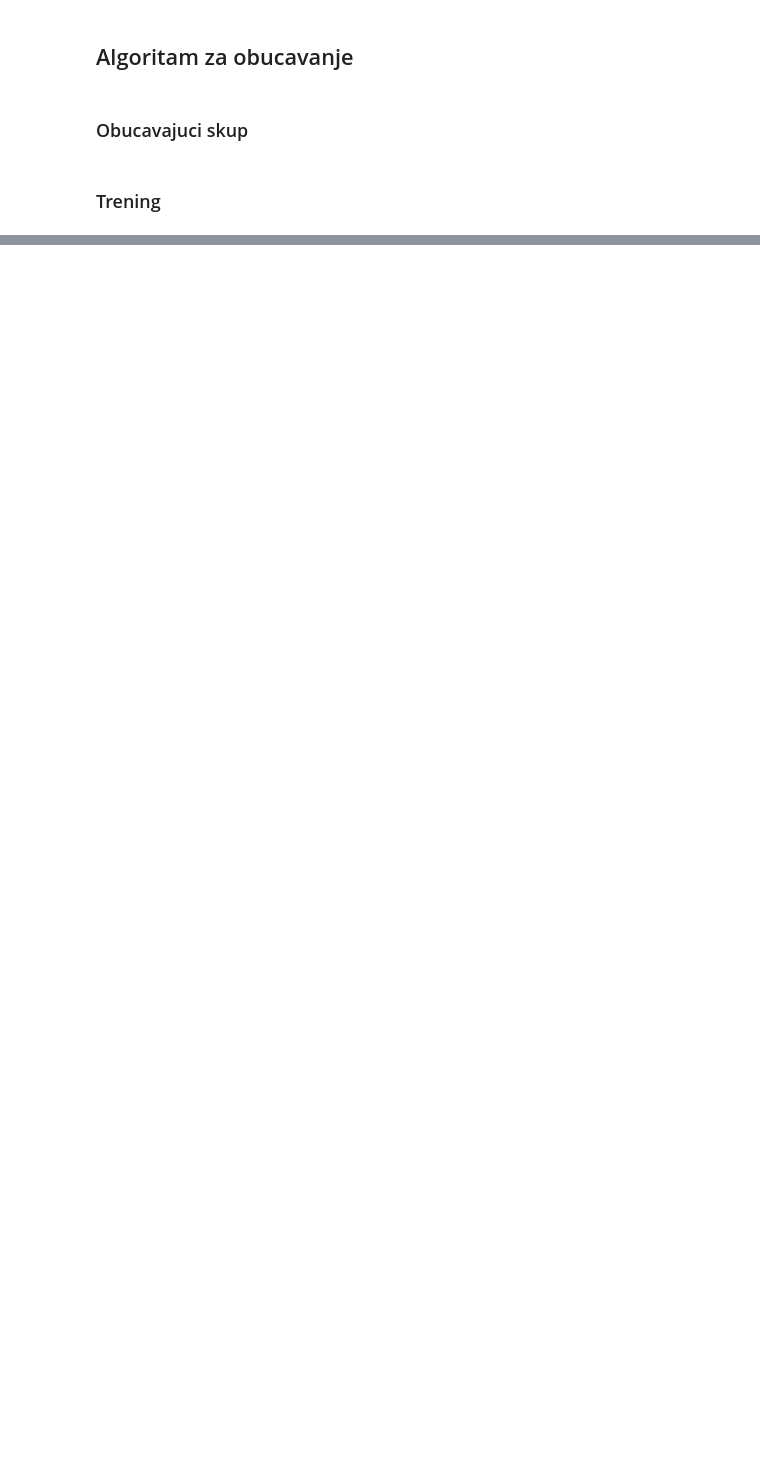
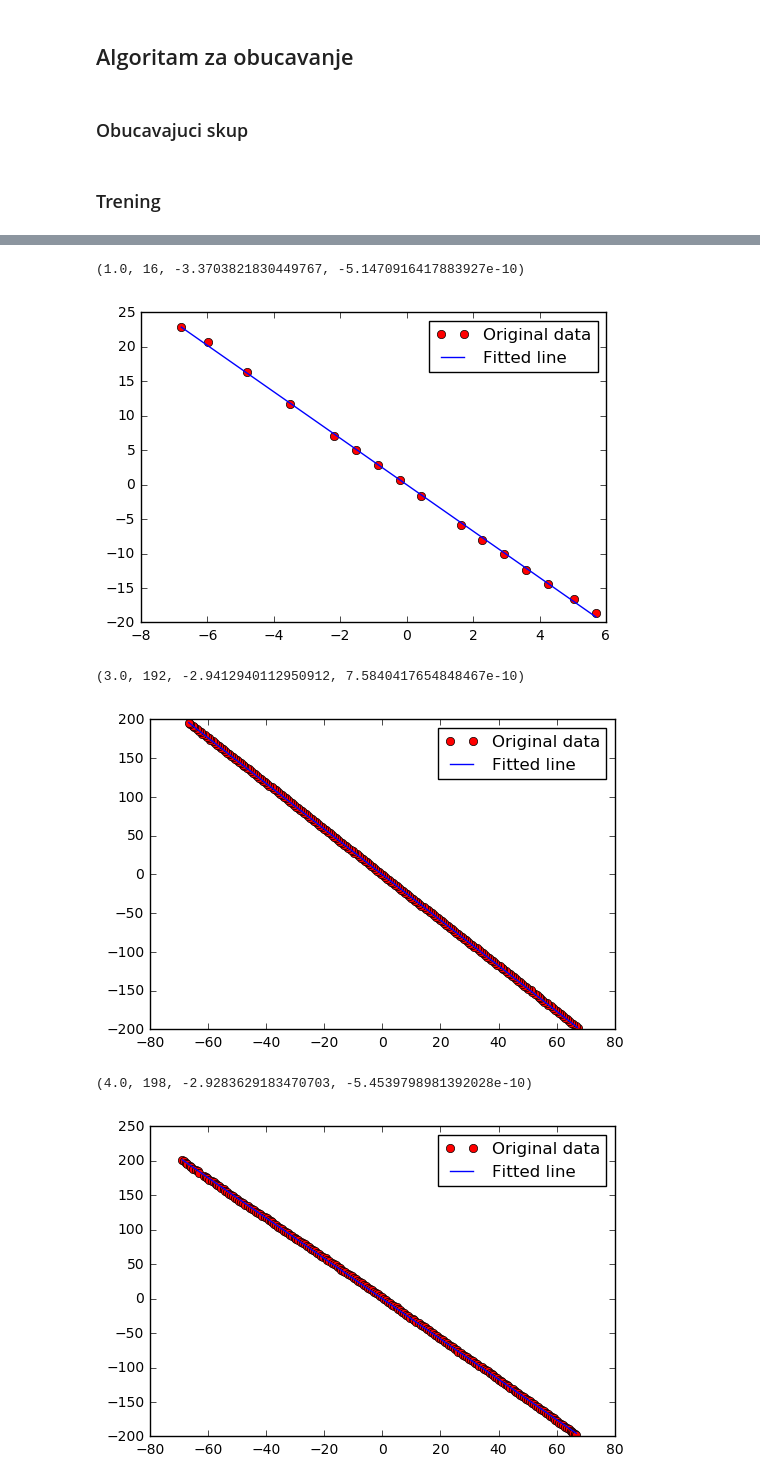
Before and after one commit to ftn-ai-lab/ori-2017-e2, a Jupyter notebook: teorija/03-neuronske/Analiza podataka - GPS.ipynb, the cells around one changed output, grey strips where cells are left out. Cells and saved outputs as stored; diff of their text form; code cells hidden in the pictures; blank space fills up the shorter version.

```diff
--- a/teorija/03-neuronske/Analiza podataka - GPS.ipynb
+++ b/teorija/03-neuronske/Analiza podataka - GPS.ipynb
@@ -140,0 +253,43 @@ plt.grid(True)
+# %%
+def process_line(rb, points):
+    points = np.array(points)
+    lon, lat = klon*points[:,9], klat*points[:,10]
+    train_X = lon
+    train_Y = lat
+    train_X = lon - lon.mean(axis=0)
+    train_Y = lat - lat.mean(axis=0)
+    n_samples = train_X.shape[0]
+
+    w, b = np.polyfit(train_X, train_Y, 1)
+    print(rb, n_samples, w, b)
+
+    # Graphic display
+    plt.plot(train_X, train_Y, 'ro', label='Original data')
+    plt.plot(train_X, w * train_X + b, label='Fitted line')
+    plt.legend()
+    plt.show()
+# %%
+%%time
+
+line = []
+rb = -1
+for el in data:
+    if(rb>10):
+        break
+    if el[12]==1: # preskociti tacke koje ne pripadaju linijama
+        continue
+    else:
+        if el[11] == rb:
+            line.append(el)
+        else:
+            if(len(line)>10):
+                process_line(rb, line)
+            rb = el[11]
+            line = []
+# %% [output]
+(1.0, 16, -3.3703821830449767, -5.1470916417883927e-10)
+[figure, added]
+(3.0, 192, -2.9412940112950912, 7.5840417654848467e-10)
+[figure, added]
+(4.0, 198, -2.9283629183470703, -5.4539798981392028e-10)
+[figure, added]
```
Also changed, not shown: parts of 18 cells of this notebook, 1 other file.
